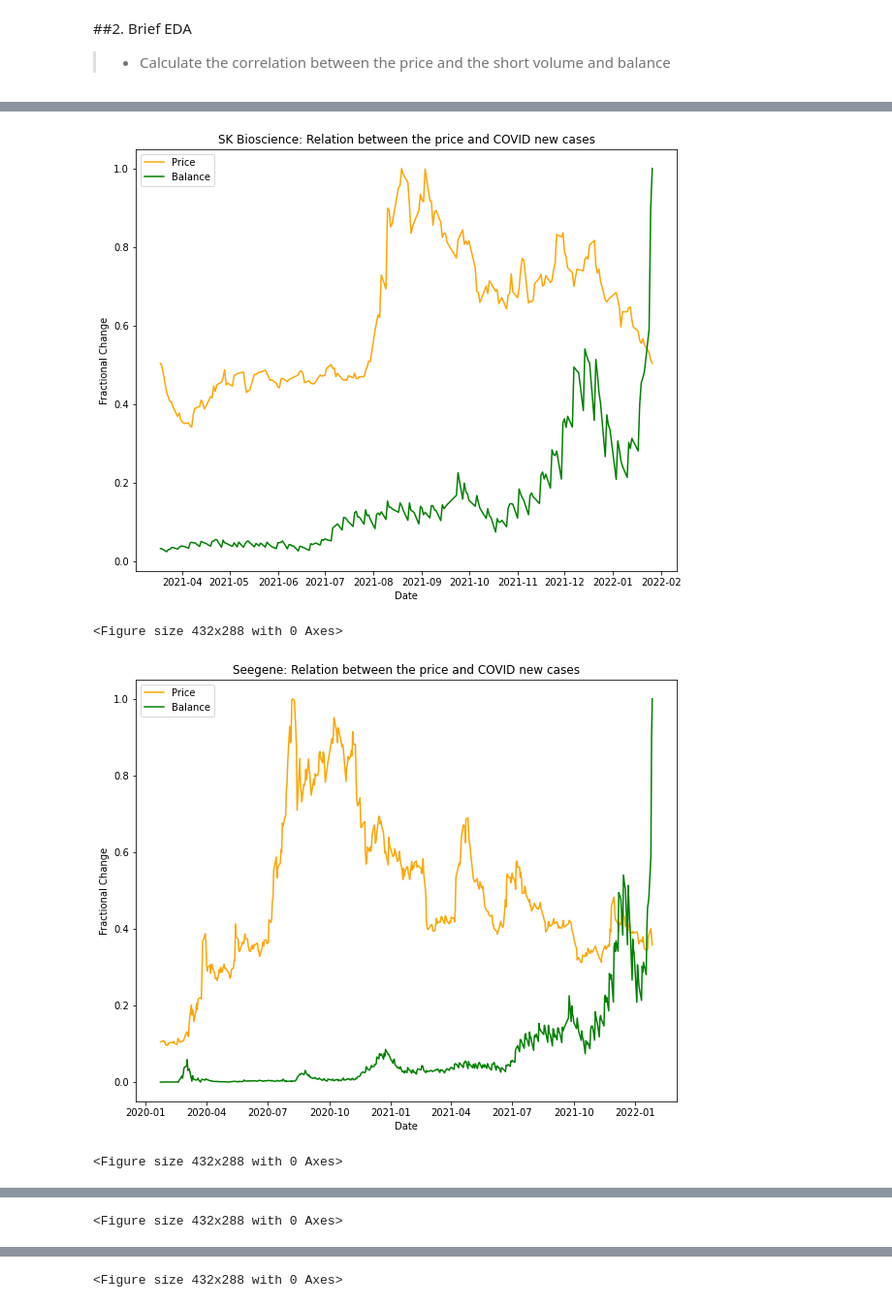
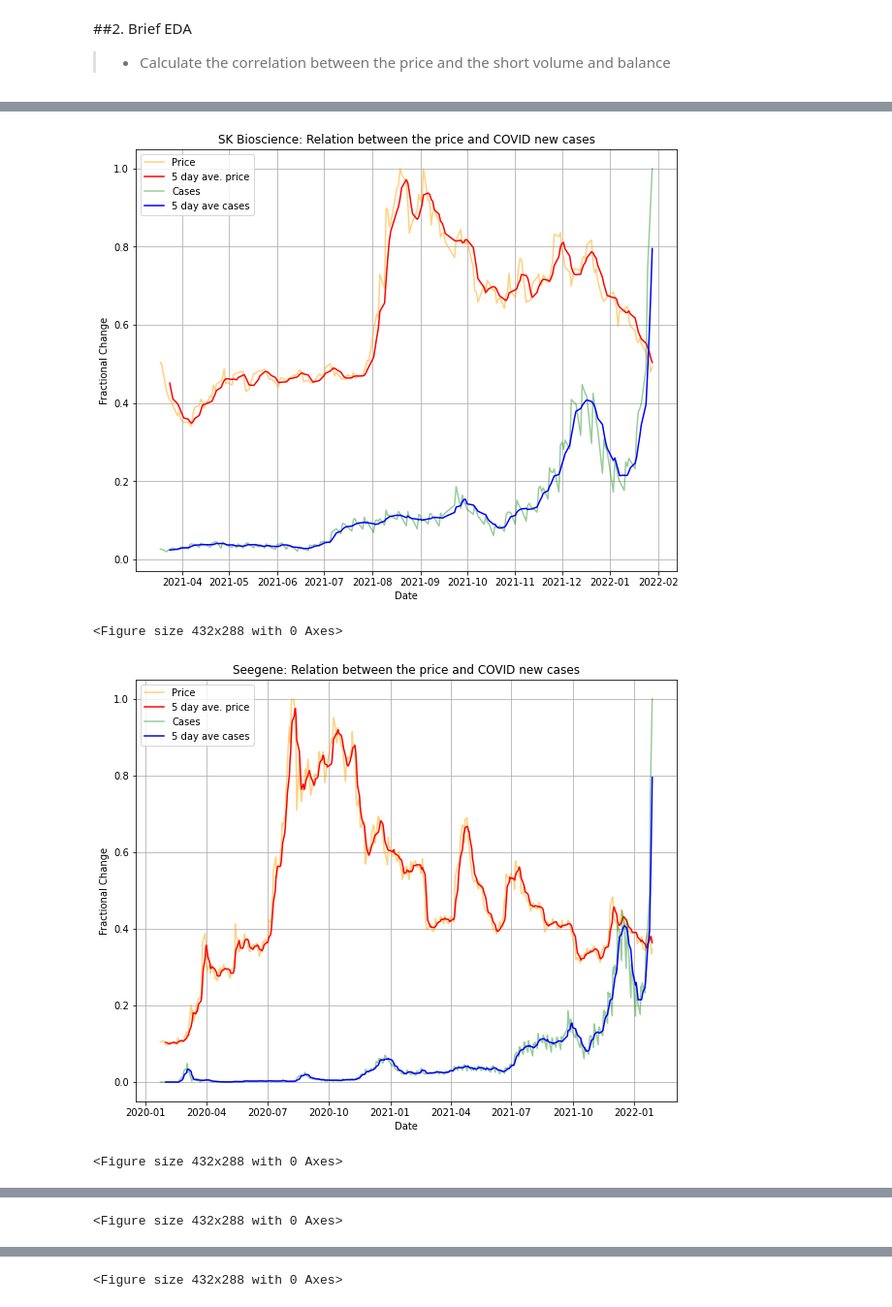
Before and after one commit to kimdesok/FinanceDataReader, a Jupyter notebook: COVID_Stock_daily.ipynb, the cells around one changed output, grey strips where cells are left out. Shown at 97% size. Cells and saved outputs as stored; diff of their text form; code cells hidden in the pictures.

```diff
--- a/COVID_Stock_daily.ipynb
+++ b/COVID_Stock_daily.ipynb
@@ -89,9 +89,9 @@ short_df = short_df.pivot_table(index='Date', values=['new_cases'])
 #Set the beginning date for the analysis
 print(short_df.index[0])
 start_date = short_df.index[0]
-#end_date = short_df.index[-1]
+end_date = short_df.index[-1]
 
-end_date = date.today()
+#end_date = date.today()
 
 print('Displaying the data from ', short_df.index[-50], 'to ', end_date, '\n')
 
@@ -102,10 +102,12 @@ plt.figure(figsize = (10,8))
 #plt.xticks(idx)
 #plt.xticklabels(days, rotation=65)
 
-plt.plot(short_df['new_cases'][-50:], color = 'green')
+plt.plot(short_df['new_cases'][-50:], color = 'green', label='raw data')
+plt.plot(short_df['new_cases'][-50:].rolling(5).mean(), color = 'blue', label='5 day average')
 plt.xlabel('Date')
 plt.ylabel('New cases')
 plt.title('COVID new cases in s. Korea')
+plt.legend()
 plt.grid(True)
 plt.show()  # show the plot
 
@@ -174,14 +176,18 @@ for name in Company_names:
 ##2. Brief EDA
 > * Calculate the correlation between the price and the short volume and balance
 # %%
+print('Displaying the data from ', short_df.index[0], 'to ', end_date, '\n')
+
 for key0 in Company_names:
 
   #Join stock and COVID dataframes
   full_df = pd.concat([stock_list[key0], short_df], axis=1).dropna()
   plt.figure(figsize = (10,8))
 
-  plt.plot(full_df[Company_names[key0]]/full_df[Company_names[key0]].max(), color = 'orange', label ='Price')
-  plt.plot(full_df['new_cases']/full_df['new_cases'].max(), color = 'green', label='Balance')
+  plt.plot(full_df[Company_names[key0]]/full_df[Company_names[key0]].max(), color = 'orange', label ='Price', alpha=0.5)
+  plt.plot( (full_df[Company_names[key0]]/full_df[Company_names[key0]].max() ).rolling(5).mean(), color = 'red', label ='5 day ave. price')
+  plt.plot(full_df['new_cases']/full_df['new_cases'].max(), color = 'green', label='Cases', alpha=0.4)
+  plt.plot((full_df['new_cases']/full_df['new_cases'].max()).rolling(5).mean(), color = 'blue', label='5 day ave cases')
 
 
   plt.xlabel('Date')
@@ -197,4 +204,4 @@ for key0 in Company_names:
-[figure, old version]
+[figure, new version]
-<Figure size 432x288 with 0 Axes>
+<Figure size 432x288 with 0 Axes>
-[figure, old version]
+[figure, new version]
-<Figure size 432x288 with 0 Axes>
+<Figure size 432x288 with 0 Axes>
@@ -202 +209 @@ for key0 in Company_names:
-<Figure size 432x288 with 0 Axes>
+<Figure size 432x288 with 0 Axes>
@@ -204 +211 @@ for key0 in Company_names:
-<Figure size 432x288 with 0 Axes>
+<Figure size 432x288 with 0 Axes>
```
Also changed, not shown: parts of 7 cells of this notebook.
